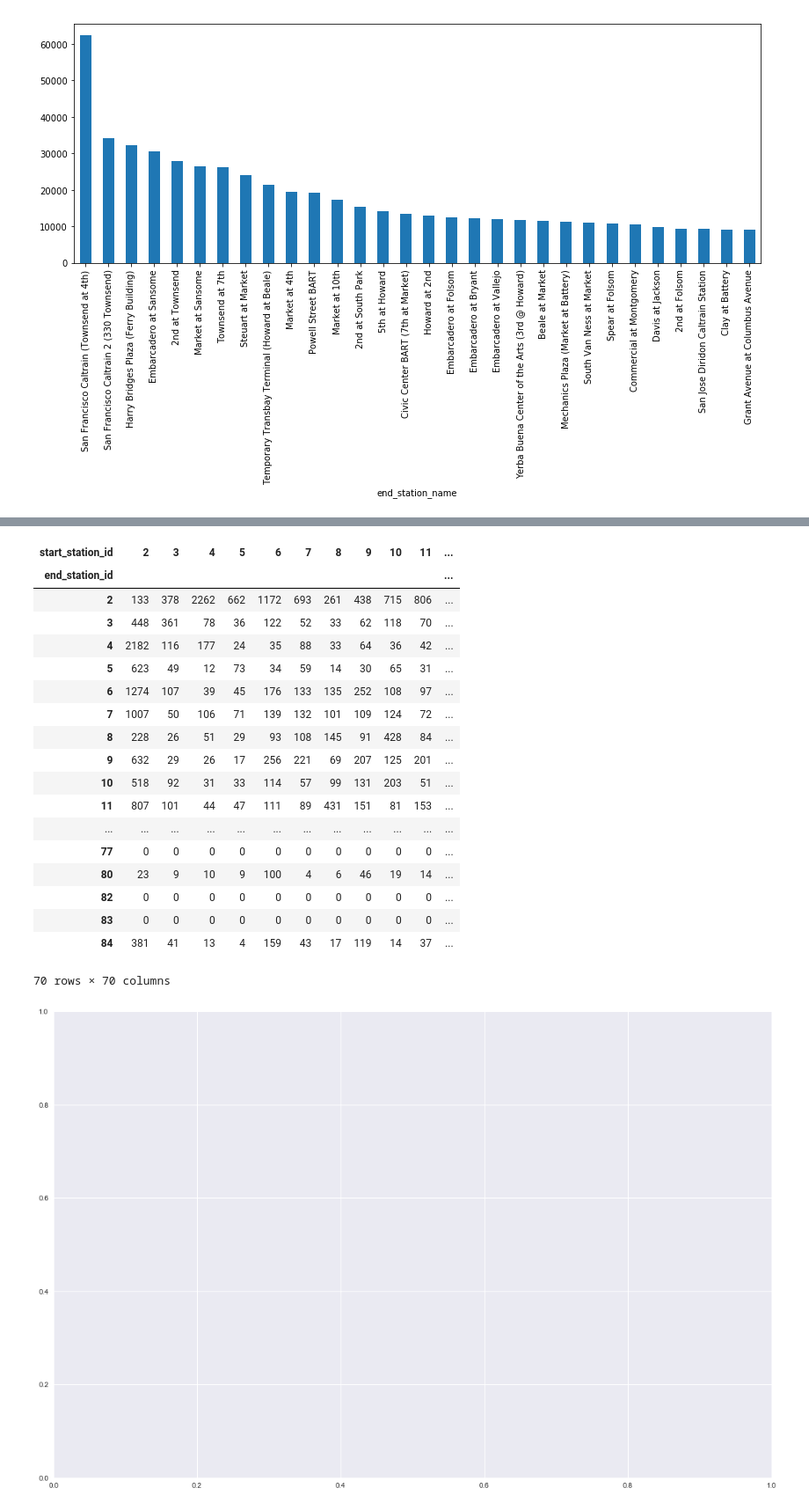
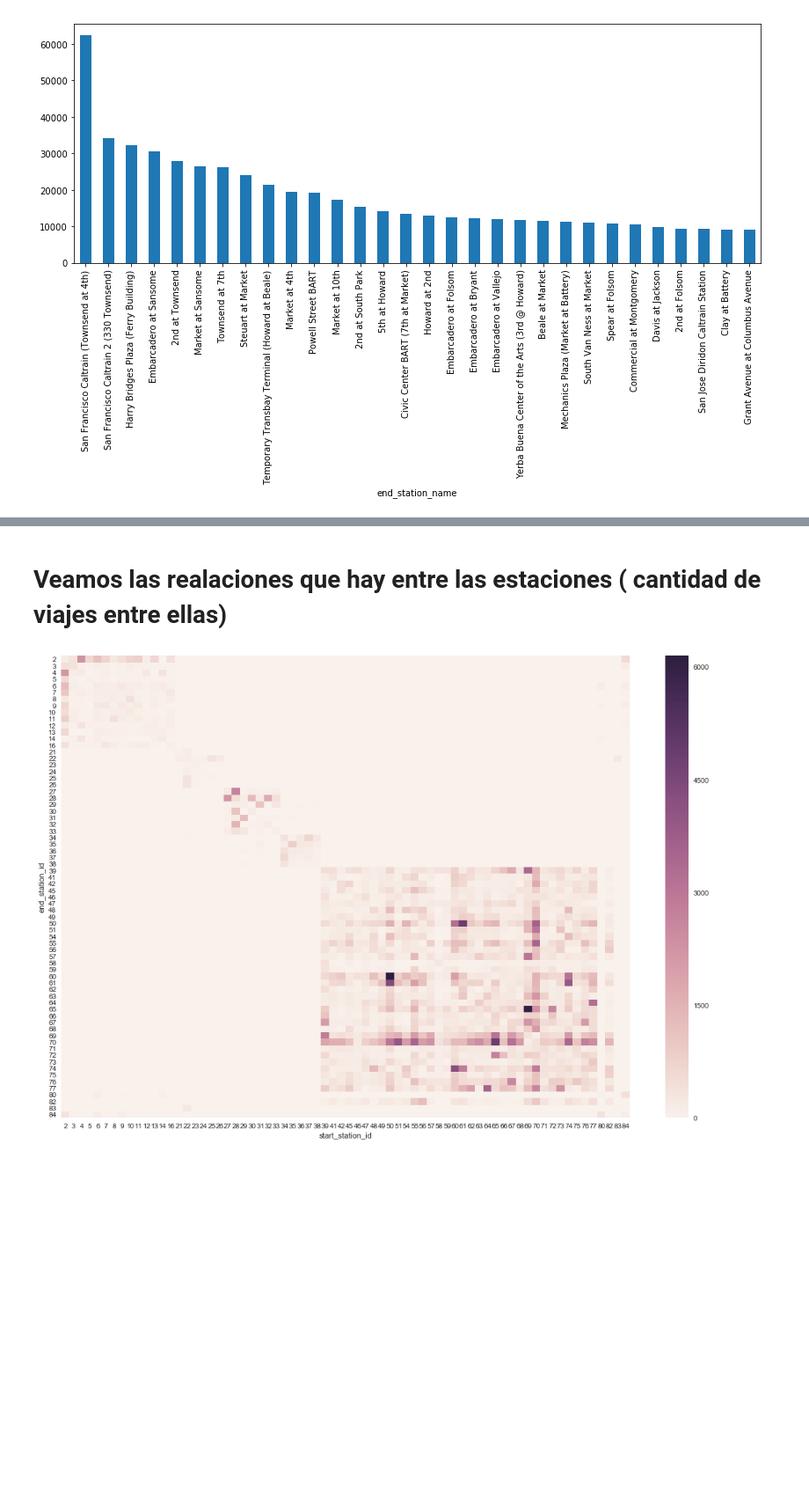
Before and after one commit to Gnahue/sanFranciscoBiclas, a Jupyter notebook: Analisis Exploratorio/TrafficStationAnalisys.ipynb, the cells around one changed output, grey strips where cells are left out. Shown: that part at 88% size. Cells and saved outputs as stored; diff of their text form; code cells hidden in the pictures; blank space fills up the shorter version.

```diff
--- a/Analisis Exploratorio/TrafficStationAnalisys.ipynb
+++ b/Analisis Exploratorio/TrafficStationAnalisys.ipynb
@@ -176,42 +109,12 @@ dtype: int64
-# %%
-import seaborn as sns
-#prueba = df.loc[:,['start_station_id','end_station_id']]
-#from_to = df.groupby(['start_station_id','end_station_id']).agg([np.size,np.mean,np.std])
-#from_to
-#result = pd.crosstab(df['start_station_id'],df['end_station_id'])
-#fig,ax = plt.subplots(figsize=(20,20))
-#sns.heatmap(result,fmt ="g",cmap = 'viridis', linewidths =.2)
-#plt.show(
-#filtrar antes desde el 38 en adelante
-#prueba = df[(df.start_station_id < 20 )]
-#prueba = prueba[(prueba.end_station_id <20 )]
-
-#prueba = pd.crosstab(prueba['end_station_id'],prueba['start_station_id'])
-#prueba.head(3)
-
-fig, ax = plt.subplots(figsize=(18,12))         # Sample figsize in inches
-#prueba = df
-
-pd.crosstab(df['end_station_id'],df['start_station_id'])
-#sns.heatmap(pd.crosstab(df['end_station_id'],df['start_station_id']));
-# %% [output]
-| start_station_id | 2 | 3 | 4 | 5 | 6 | 7 | 8 | 9 | 10 | 11 | ... |
-| end_station_id |  |  |  |  |  |  |  |  |  |  | ... |
-| 2 | 133 | 378 | 2262 | 662 | 1172 | 693 | 261 | 438 | 715 | 806 | ... |
-| 3 | 448 | 361 | 78 | 36 | 122 | 52 | 33 | 62 | 118 | 70 | ... |
-| 4 | 2182 | 116 | 177 | 24 | 35 | 88 | 33 | 64 | 36 | 42 | ... |
-| 5 | 623 | 49 | 12 | 73 | 34 | 59 | 14 | 30 | 65 | 31 | ... |
-| 6 | 1274 | 107 | 39 | 45 | 176 | 133 | 135 | 252 | 108 | 97 | ... |
-| 7 | 1007 | 50 | 106 | 71 | 139 | 132 | 101 | 109 | 124 | 72 | ... |
-| 8 | 228 | 26 | 51 | 29 | 93 | 108 | 145 | 91 | 428 | 84 | ... |
-| 9 | 632 | 29 | 26 | 17 | 256 | 221 | 69 | 207 | 125 | 201 | ... |
-| 10 | 518 | 92 | 31 | 33 | 114 | 57 | 99 | 131 | 203 | 51 | ... |
-| 11 | 807 | 101 | 44 | 47 | 111 | 89 | 431 | 151 | 81 | 153 | ... |
-| ... | ... | ... | ... | ... | ... | ... | ... | ... | ... | ... | ... |
-| 77 | 0 | 0 | 0 | 0 | 0 | 0 | 0 | 0 | 0 | 0 | ... |
-| 80 | 23 | 9 | 10 | 9 | 100 | 4 | 6 | 46 | 19 | 14 | ... |
-| 82 | 0 | 0 | 0 | 0 | 0 | 0 | 0 | 0 | 0 | 0 | ... |
-| 83 | 0 | 0 | 0 | 0 | 0 | 0 | 0 | 0 | 0 | 0 | ... |
-| 84 | 381 | 41 | 13 | 4 | 159 | 43 | 17 | 119 | 14 | 37 | ... |
-70 rows × 70 columns
-[figure, removed]
+# %% [markdown]
+# Veamos las realaciones que hay entre las estaciones ( cantidad de viajes entre ellas)
+# %%
+import seaborn as sns
+
+
+fig, ax = plt.subplots(figsize=(18,12))
+
+pd.crosstab(df['end_station_id'],df['start_station_id'])
+sns.heatmap(pd.crosstab(df['end_station_id'],df['start_station_id']));
+# %% [output]
+[figure, added]
```
Also changed, not shown: parts of 21 cells of this notebook, 4 other files.
